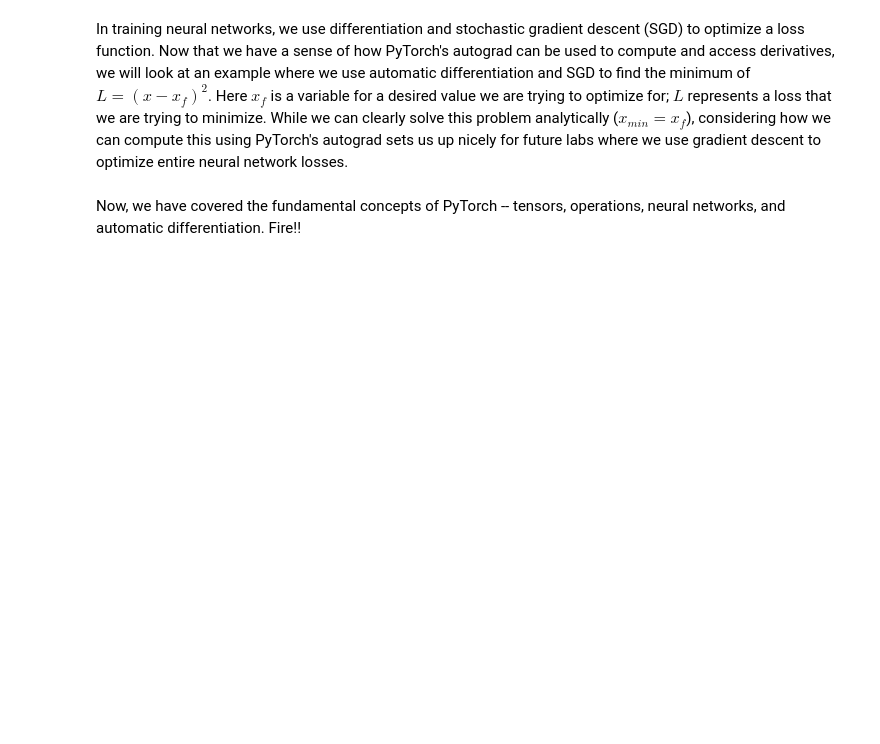
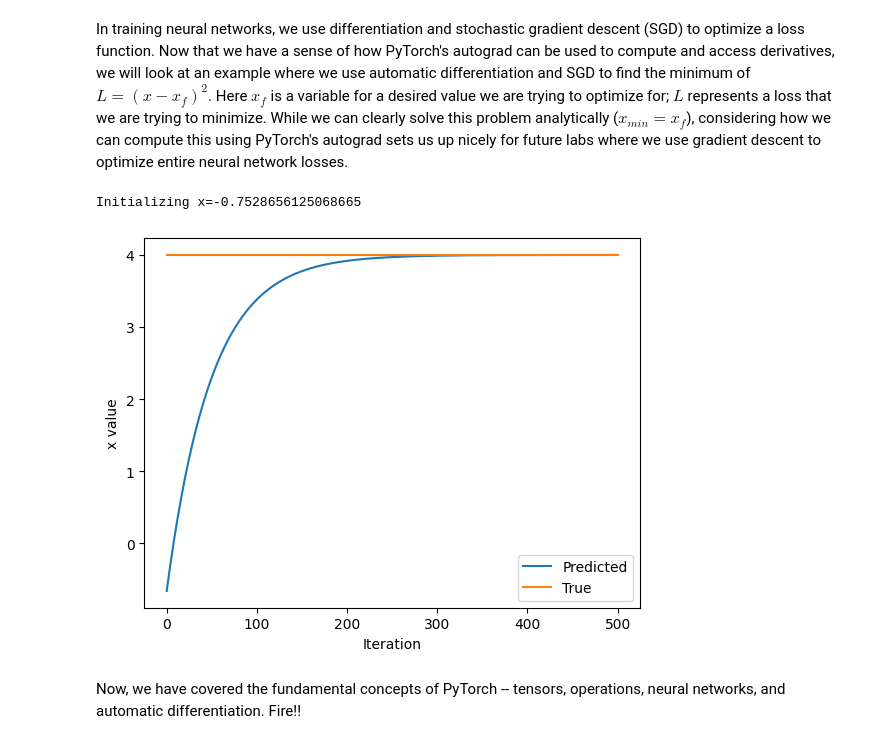
Before and after one commit to TheAlexSparkman/introtodeeplearning, a Jupyter notebook: lab1/PT_Part1_Intro.ipynb, the cells around one changed output. Drawn from its saved outputs; the diff is of its cells as text; code cells hidden in the pictures; blank space fills up the shorter version.

```diff
--- a/lab1/PT_Part1_Intro.ipynb
+++ b/lab1/PT_Part1_Intro.ipynb
@@ -316,33 +336,36 @@ In training neural networks, we use differentiation and stochastic gradient desc
 x = torch.randn(1)
 print(f"Initializing x={x.item()}")
 
 learning_rate = 1e-2  # Learning rate
 history = []
 x_f = 4  # Target value
 
 
 # We will run gradient descent for a number of iterations. At each iteration, we compute the loss,
 #   compute the derivative of the loss with respect to x, and perform the update.
 for i in range(500):
     x = torch.tensor([x], requires_grad=True)
 
     # TODO: Compute the loss as the square of the difference between x and x_f
-    loss = # TODO
+    loss = (x - x_f) ** 2
 
     # Backpropagate through the loss to compute gradients
     loss.backward()
 
     # Update x with gradient descent
     x = x.item() - learning_rate * x.grad
 
     history.append(x.item())
 
 # Plot the evolution of x as we optimize toward x_f!
 plt.plot(history)
 plt.plot([0, 500], [x_f, x_f])
 plt.legend(('Predicted', 'True'))
 plt.xlabel('Iteration')
 plt.ylabel('x value')
 plt.show()
+# %% [output]
+Initializing x=-0.7528656125068665
+[figure, added]
 # %% [markdown]
 Now, we have covered the fundamental concepts of PyTorch -- tensors, operations, neural networks, and automatic differentiation. Fire!!
```
Also changed, not shown: parts of 9 cells of this notebook.
